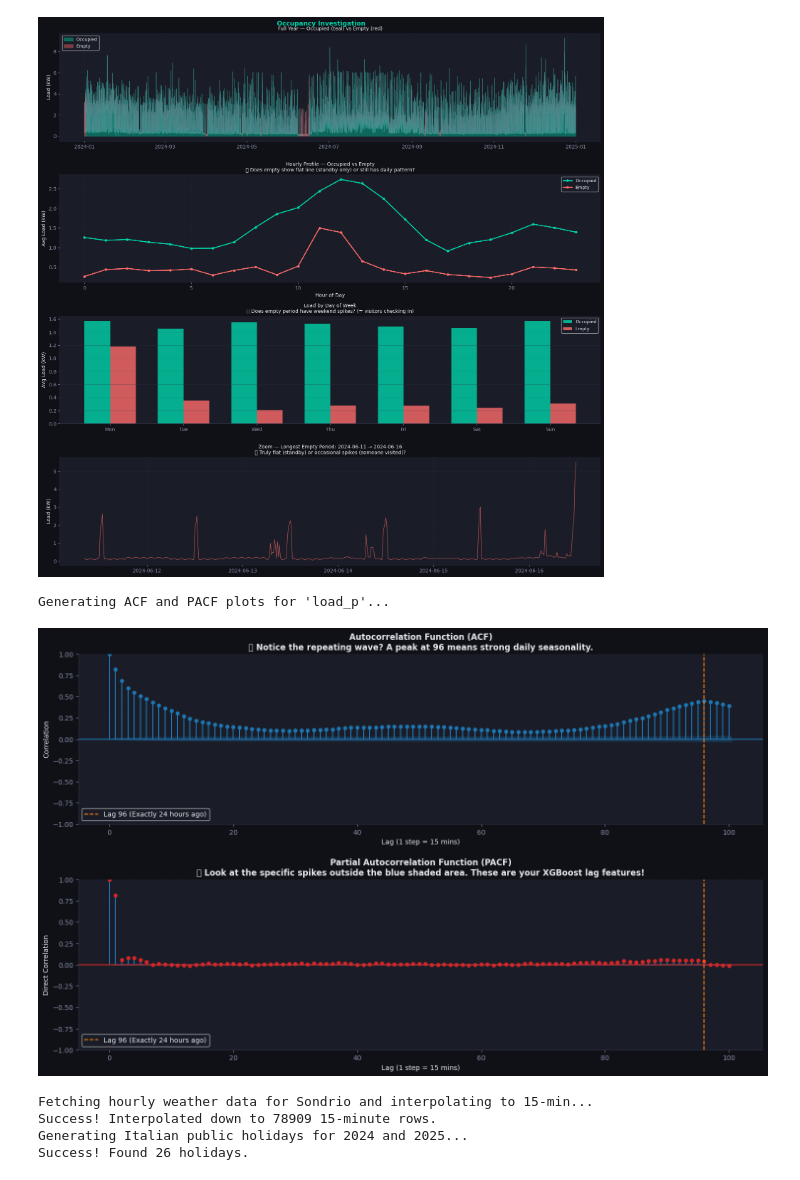
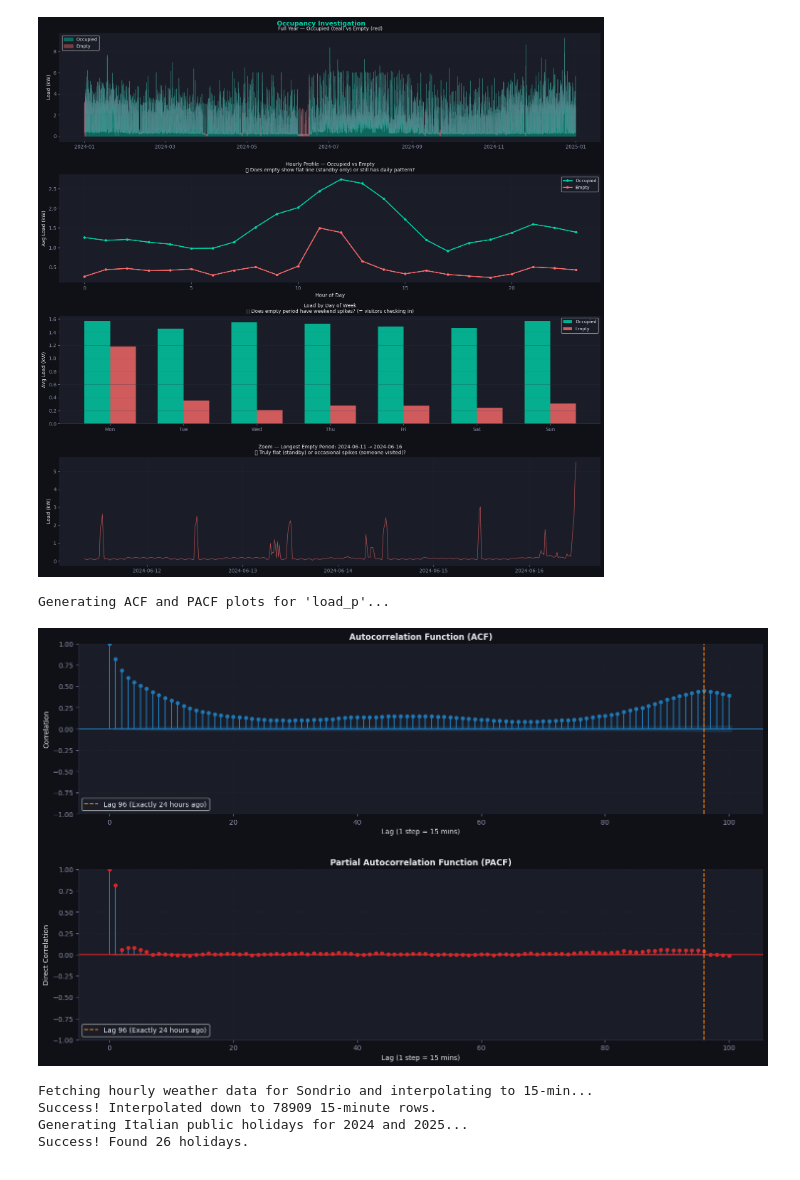
Before and after one commit to yousseff2255/solship_hackathon, a Jupyter notebook: forecaster + optimizer .ipynb, the cells around one changed output. Drawn from its saved outputs; the diff is of its cells as text; code cells hidden in the pictures.

```diff
--- a/forecaster + optimizer .ipynb
+++ b/forecaster + optimizer .ipynb
@@ -157,9 +157,6 @@ plt.rcParams.update({
 # %% [markdown]
 #Data Loading
 # %%
-# ================================================================
-# CELL 0 — MASTER DATA CLEANER & INTEGRATION (CORRECTED)
-# ================================================================
 import pandas as pd
 import numpy as np
 import holidays as hols
@@ -252,8 +249,8 @@ def load_and_clean_dataset(file_path, weather_df, holiday_df):
 # ================================================================
 DATA_PATH = "Data/raw/ENERGY_Hackathon_DataSet(Sheet1).csv"
 # DATA_PATH = "ENERGY_Hackathon_DataSet(Sheet1) (1).csv" # Use this if uploaded to Colab root
-
-df_full = load_and_clean_dataset(DATA_PATH, weather_15min, holiday_df)
+weather_df = fetch_sondrio_weather()
+df_full = load_and_clean_dataset(DATA_PATH, weather_df, holiday_df)
 
 # Filter for 2024 and 2025 data splits
 df_2024 = df_full[df_full['timestamp'].dt.year == 2024].sort_values('timestamp').reset_index(drop=True)
@@ -813,7 +723,6 @@ from statsmodels.graphics.tsaplots import plot_acf, plot_pacf
 def plot_acf_pacf(df, target_col='load_p', lags=100):
     """
     Plots ACF and PACF to identify the best lag features for XGBoost.
-    lags=100 will cover just over 24 hours (96 timesteps = 1 day).
     """
     print(f"Generating ACF and PACF plots for '{target_col}'...")
 
@@ -827,8 +736,7 @@ def plot_acf_pacf(df, target_col='load_p', lags=100):
     # 1. ACF Plot
     # ---------------------------------------------------------
     plot_acf(series, ax=axes[0], lags=lags, color='#1f77b4', alpha=0.05)
-    axes[0].set_title('Autocorrelation Function (ACF)\n'
-                      '❓ Notice the repeating wave? A peak at 96 means strong daily seasonality.',
+    axes[0].set_title('Autocorrelation Function (ACF)',
                       fontsize=12, fontweight='bold')
     axes[0].set_xlabel('Lag (1 step = 15 mins)')
     axes[0].set_ylabel('Correlation')
@@ -836,36 +744,35 @@ def plot_acf_pacf(df, target_col='load_p', lags=100):
 
     # Highlight the 24-hour mark (lag 96)
     axes[0].axvline(x=96, color='#ff7f0e', linestyle='--', lw=1.5, label='Lag 96 (Exactly 24 hours ago)')
     axes[0].legend()
 
     # ---------------------------------------------------------
     # 2. PACF Plot
     # ---------------------------------------------------------
     # method='ywm' is generally faster and more stable for large time-series
     plot_pacf(series, ax=axes[1], lags=lags, method='ywm', color='#d62728', alpha=0.05)
-    axes[1].set_title('Partial Autocorrelation Function (PACF)\n'
-                      '❓ Look at the specific spikes outside the blue shaded area. These are your XGBoost lag features!',
+    axes[1].set_title('Partial Autocorrelation Function (PACF)',
                       fontsize=12, fontweight='bold')
     axes[1].set_xlabel('Lag (1 step = 15 mins)')
     axes[1].set_ylabel('Direct Correlation')
     axes[1].grid(True, linestyle='--', alpha=0.3)
 
     # Highlight the 24-hour mark (lag 96)
     axes[1].axvline(x=96, color='#ff7f0e', linestyle='--', lw=1.5, label='Lag 96 (Exactly 24 hours ago)')
     axes[1].legend()
 
     plt.savefig('acf_pacf_plots.png', dpi=120, bbox_inches='tight', facecolor='white')
     plt.show()
 
 
 
 # Run the function on your 2024 data
 # Make sure df_2024 is defined and timestamp is sorted!
 df_2024 = df_2024.sort_values('timestamp')
 plot_acf_pacf(df_2024, target_col='load_p', lags=100)
 # %% [output]
 Generating ACF and PACF plots for 'load_p'...
-[figure, old version]
+[figure, new version]
 # %%
 def engineer_features(df, weather_df, holiday_df, use_weather=True):
     df = df.copy().sort_values('timestamp').reset_index(drop=True)
```
Also changed, not shown: parts of 16 cells of this notebook.
